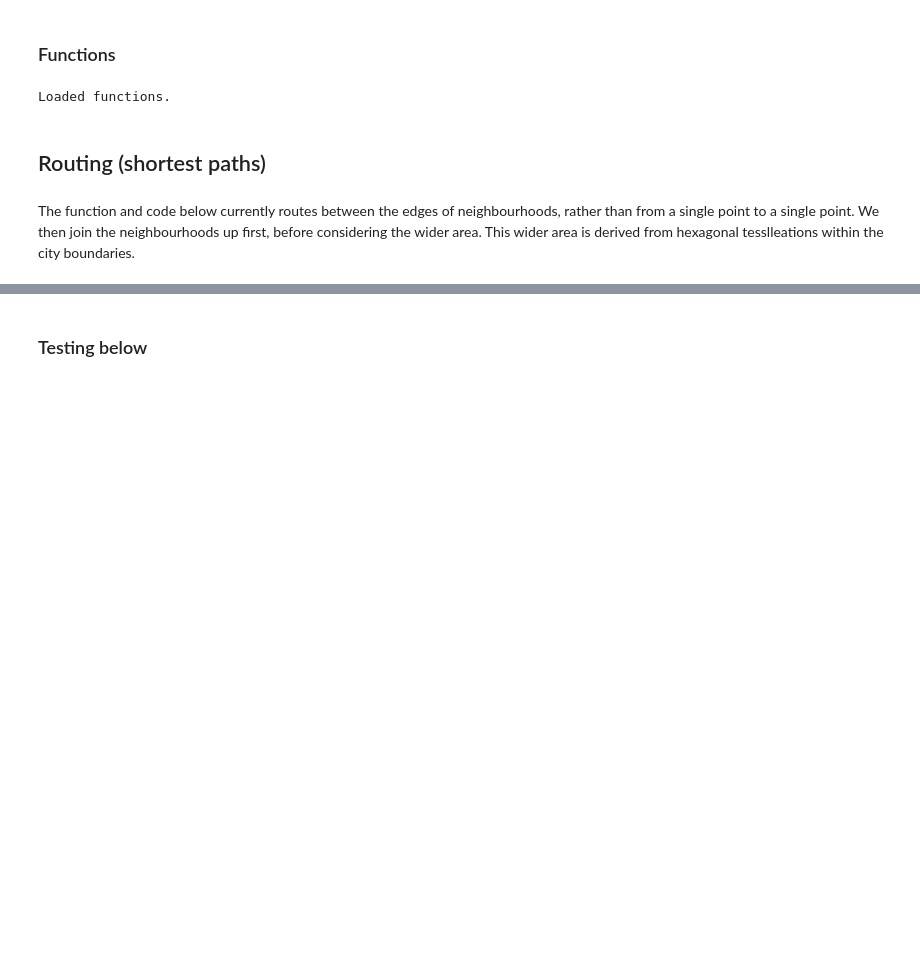
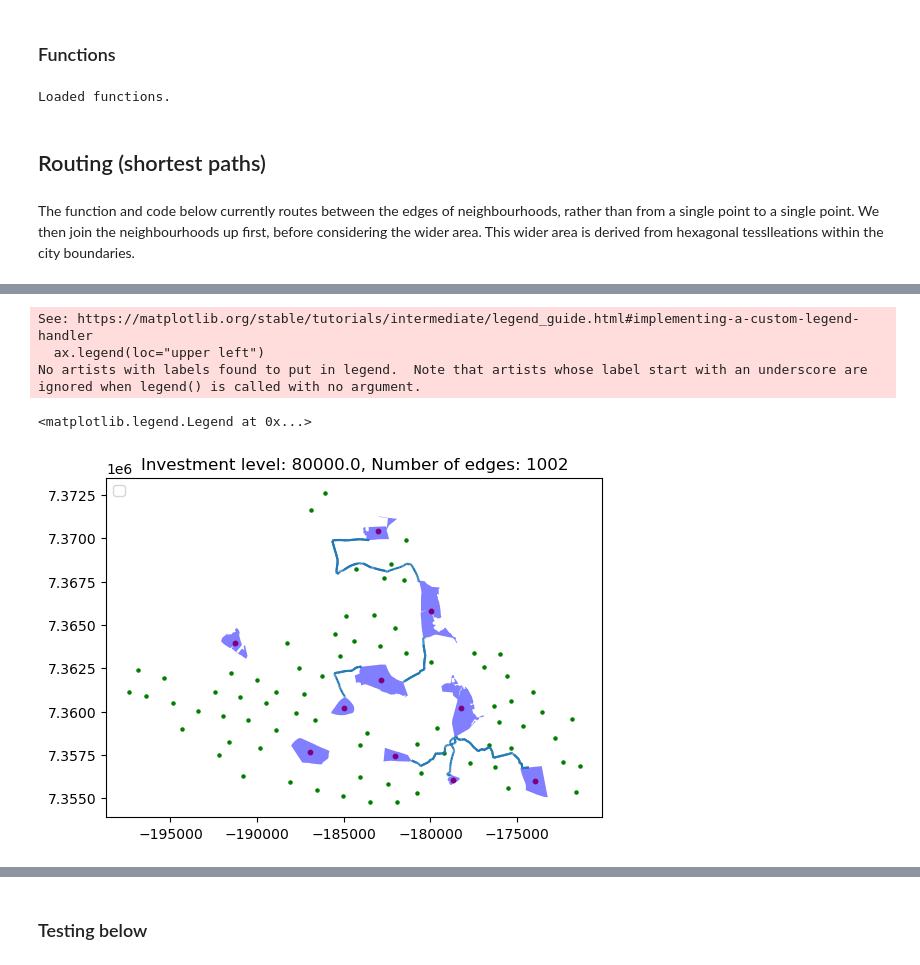
Before and after one commit to Froguin99/bikenwgrowth-with-LTNs, a Jupyter notebook: code/03e_neighbourhood_based_generation.ipynb, the cells around one changed output, grey strips where cells are left out. Drawn from its saved outputs; the diff is of its cells as text; code cells hidden in the pictures; blank space fills up the shorter version.

```diff
--- a/code/03e_neighbourhood_based_generation.ipynb
+++ b/code/03e_neighbourhood_based_generation.ipynb
@@ -84,9 +122,9 @@ for placeid, placeinfo in tqdm(cities.items(), desc="Cities"):
             location = shapely.geometry.shape(first['geometry'])
     locations[placeid] = location
 
-    G_caralls[placeid] = csv_to_ox(PATH["data"] + placeid + "/", placeid, 'carall')
+    G_caralls[placeid] = csv_to_ox_highway(PATH["data"] + placeid + "/", placeid, 'biketrackcarall')
     G_caralls[placeid].graph["crs"] = 'epsg:4326'  # Needed for OSMNX's graph_to_gdfs in utils_graph.py
-    G_caralls_simplified[placeid] = csv_to_ox(PATH["data"] + placeid + "/", placeid, 'carall_simplified')
+    G_caralls_simplified[placeid] = csv_to_ox(PATH["data"] + placeid + "/", placeid, 'biketrackcarall_simplified')
     G_caralls_simplified[placeid].graph["crs"] = 'epsg:4326'  # Needed for OSMNX's graph_to_gdfs in utils_graph.py
 
     print(f"{placeid}: Loading and moving POIs")
@@ -133,6 +171,12 @@ for placeid, placeinfo in tqdm(cities.items(), desc="Cities"):
         lambda g: ox.distance.nearest_nodes(G_carall, g.x, g.y))  # We now have all_centroids with 'neighbourhood_id', 'geometry', 'nearest_node' columns
 
     ltn_nodes = all_centroids
+
+    # add nearest node ID from G_carall
+    tess_nn = get_nearest_nodes_to_gdf(G_carall, tess_nodes)
+    ltn_nn = get_nearest_nodes_to_gdf(G_carall, ltn_nodes)
+    tess_nodes['osmid'] = tess_nn
+    ltn_nodes['osmid'] = ltn_nn
 # %% [output]
 Processing newcastle
 newcastle: Loading and moving POIs
@@ -397,0 +224,8 @@ Shortest path between (5, 0): [5, 68, 84, 0]
+# %%
+# Produce triangulation for LTN nodes
+greedy_triangulation_ltns_gdf = greedy_triangulation_ltns(ltn_nodes)
+ltn_node_pairs = get_ltn_node_pairs(ltn_nodes, greedy_triangulation_ltns_gdf)
+# %%
+# Build the greedy triangulation graph using both sets of seed points
+greedy_gdf, ltn_gdf, tess_gdf = build_greedy_triangulation(ltn_nodes, tess_nodes)
+max_length = greedy_gdf['distance'].sum() # find the size of the fully connected graph
@@ -397,0 +269,8 @@ Shortest path between (5, 0): [5, 68, 84, 0]
+# %%
+# get ebc and order edges for the greedy triangulation
+greedy_triangulation_all_gdf, ltn_points_gdf, tess_points_gdf = greedy_triangulation_all(ltn_nodes, tess_nodes)
+ebc_ltn, ebc_other, shortest_paths_ltn, shortest_paths_other = get_ebc_of_shortest_paths(greedy_triangulation_all_gdf, ltn_points_gdf, tess_points_gdf, ltn_node_pairs)
+
+if debug:
+    print(ebc_ltn)
+    print(ebc_other)
@@ -397,0 +534,23 @@ Shortest path between (5, 0): [5, 68, 84, 0]
+# %%
+GT_nodes, GT_edges = ox.graph_to_gdfs(GT)
+GT_edges = GT_edges.to_crs(epsg=3857)
+ax = GT_edges.plot()
+ltn_gdf.plot(ax=ax, color='red', markersize=10)
+tess_gdf.plot(ax=ax, color='green', markersize=5)
+
+
+placename = "Newcastle Upon Tyne"  # Replace with the key of the neighbourhood you want to plot
+if placename in neighbourhoods:
+    neighbourhood_gdf = neighbourhoods[placename]
+    neighbourhood_gdf = neighbourhood_gdf.to_crs(epsg=3857)  # Ensure the CRS matches
+    neighbourhood_gdf.plot(ax=ax, color='blue', alpha=0.5, label=f"Neighbourhood: {placename}")
+
+# Enhance plot aesthetics
+ax.set_title(f"Investment level: {D}, Number of edges: {len(GT.edges)}")
+ax.legend(loc="upper left")
+# %% [output]
+See: https://matplotlib.org/stable/tutorials/intermediate/legend_guide.html#implementing-a-custom-legend-handler
+  ax.legend(loc="upper left")
+No artists with labels found to put in legend.  Note that artists whose label start with an underscore are ignored when legend() is called with no argument.
+<matplotlib.legend.Legend at 0x...>
+[figure, added]
```
Also changed, not shown: parts of 42 cells of this notebook.
